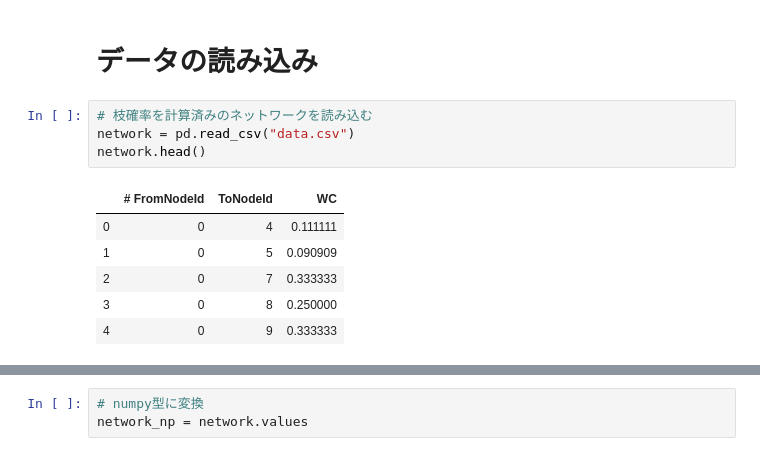
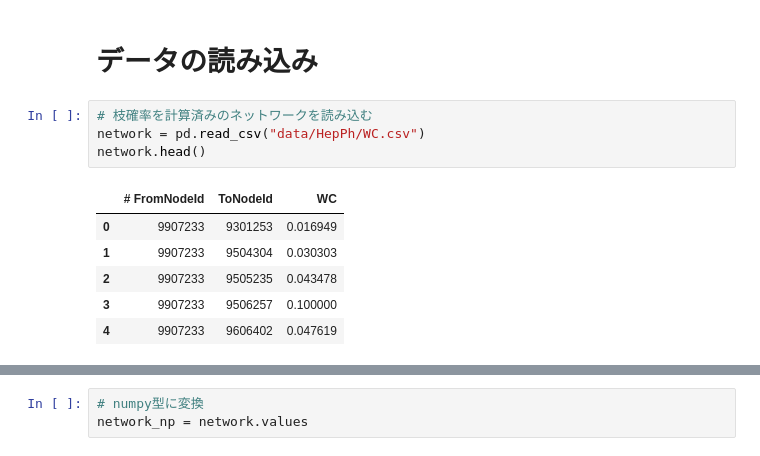
Before and after one commit to plue1011/code, a Jupyter notebook: greedy.ipynb, the cells around one changed output, grey strips where cells are left out. Drawn from its saved outputs; the diff is of its cells as text.

```diff
--- a/greedy.ipynb
+++ b/greedy.ipynb
@@ -14,12 +14,12 @@ from InfMaxProblem import Monte_Carlo as mc
 # データの読み込み
 # %%
 # 枝確率を計算済みのネットワークを読み込む
-network = pd.read_csv("data.csv")
+network = pd.read_csv("data/HepPh/WC.csv")
 network.head()
 # %% [output]
 |  | # FromNodeId | ToNodeId | WC |
-| 0 | 0 | 4 | 0.111111 |
-| 1 | 0 | 5 | 0.090909 |
-| 2 | 0 | 7 | 0.333333 |
-| 3 | 0 | 8 | 0.250000 |
-| 4 | 0 | 9 | 0.333333 |
+| 0 | 9907233 | 9301253 | 0.016949 |
+| 1 | 9907233 | 9504304 | 0.030303 |
+| 2 | 9907233 | 9505235 | 0.043478 |
+| 3 | 9907233 | 9506257 | 0.100000 |
+| 4 | 9907233 | 9606402 | 0.047619 |
```
Also changed, not shown: parts of 64 cells of this notebook.
